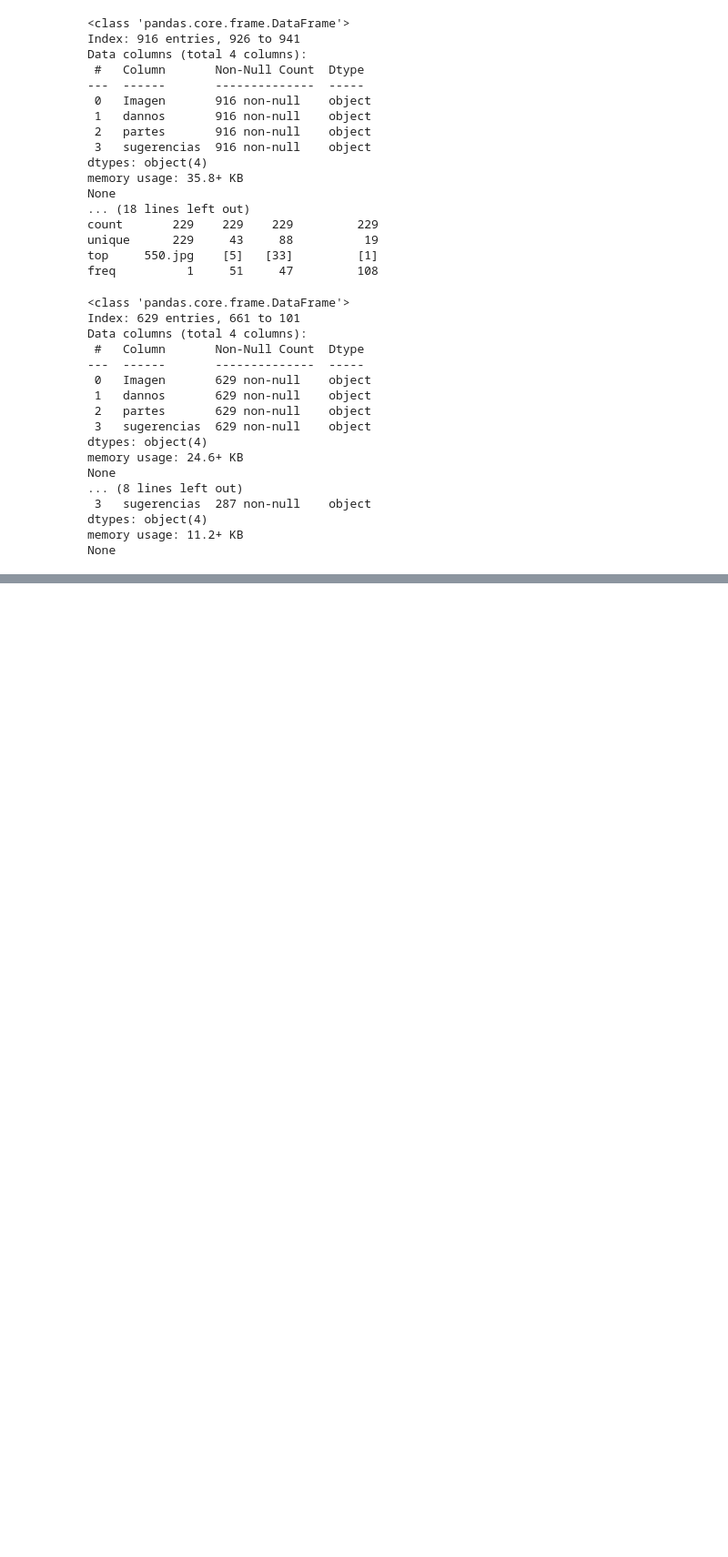
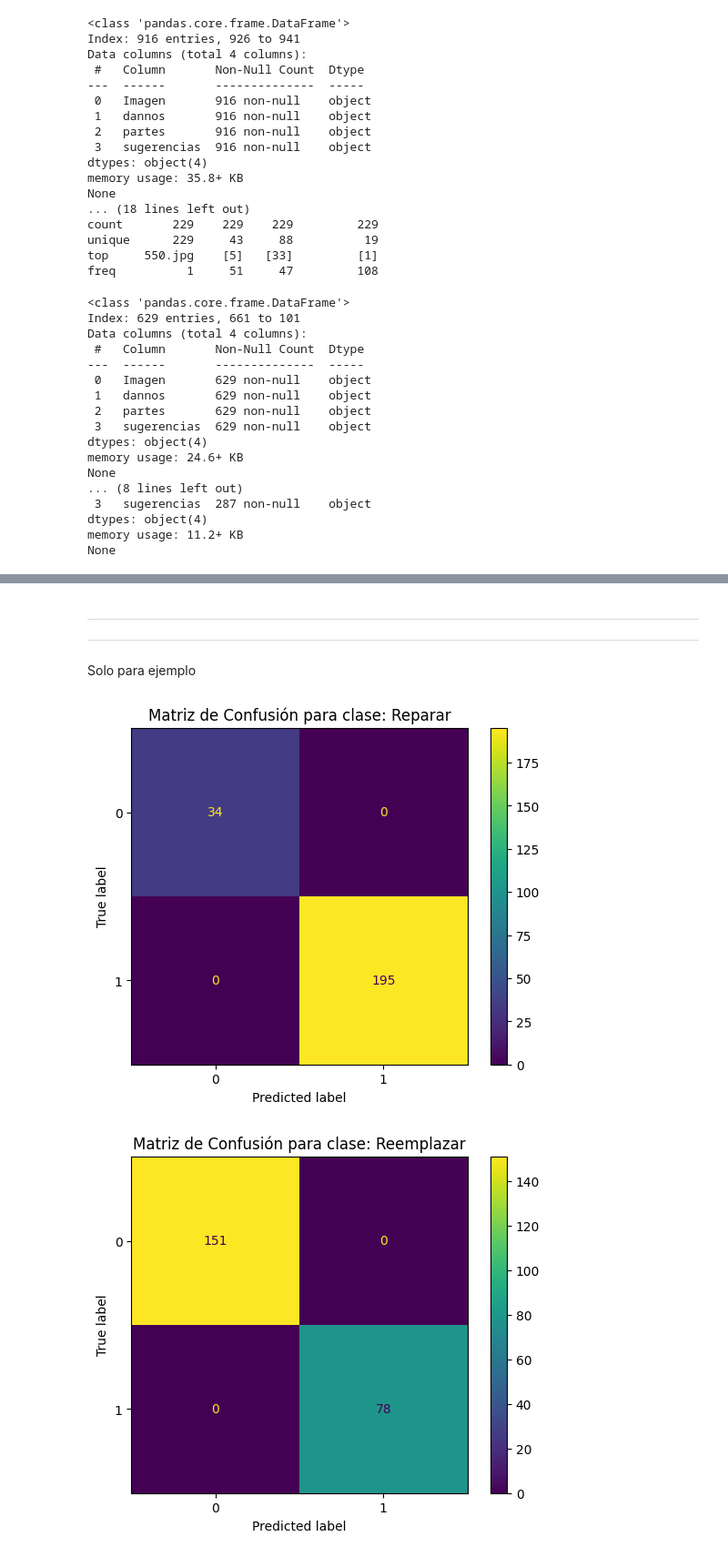
Before and after one commit to ramirezla/VerificacionDeSiniestrosUsandoMultiplesEtiquetas, a Jupyter notebook: PreparacionDeDatosMultiplesEtiquetas_V5..ipynb, the cells around one changed output, grey strips where cells are left out. Shown: that part at 91% size. Saved outputs shown, nothing was run; the diff lists cells and outputs as text; code cells hidden in the pictures; blank space fills up the shorter version.

```diff
--- a/PreparacionDeDatosMultiplesEtiquetas_V5..ipynb
+++ b/PreparacionDeDatosMultiplesEtiquetas_V5..ipynb
@@ -523,0 +692,46 @@ test_df.to_csv('data/fotos_siniestros/datasets/multi_test.csv', index=False, sep
+# %% [markdown]
+---
+---
+Solo para ejemplo
+# %%
+def plot_confusion_matrix_multilabel(y_true, y_pred, class_names):
+    for i, class_name in enumerate(class_names):
+        cm = confusion_matrix([y[i] for y in y_true], [y[i] for y in y_pred])
+        disp = ConfusionMatrixDisplay(confusion_matrix=cm, display_labels=[0,1])
+        disp.plot()
+        plt.title(f"Matriz de Confusión para clase: {class_name}")
+        plt.show()
+
+def multilabel_to_binary_indicator(label_lists, num_classes):
+    """
+    Convert list of label indices per sample to binary indicator matrix.
+    label_lists: list of lists, each inner list contains label indices for a sample
+    num_classes: total number of classes
+    Returns: numpy array of shape (num_samples, num_classes) with 0/1 indicators
+    """
+    binary_matrix = np.zeros((len(label_lists), num_classes), dtype=int)
+    for i, labels in enumerate(label_lists):
+        for label in labels:
+            if 0 <= label-1 < num_classes:  # assuming labels start at 1
+                binary_matrix[i, label-1] = 1
+    return binary_matrix
+
+# Number of damage classes
+num_danos = len(label_to_cls_danos)
+num_partes = len(label_to_cls_piezas)
+num_sugerencia = len(label_to_cls_sugerencia)
+
+# Convert true labels to binary indicator
+y_dannos = multilabel_to_binary_indicator(test_df['dannos'], num_danos)
+y_partes = multilabel_to_binary_indicator(test_df['partes'], num_partes)
+y_sugerencias = multilabel_to_binary_indicator(test_df['sugerencias'], num_sugerencia)
+
+# Class names
+class_names_dannos = list(label_to_cls_danos.values())
+class_names_partes = list(label_to_cls_piezas.values())
+class_names_sugerencias = list(label_to_cls_sugerencia.values())
+# %%
+plot_confusion_matrix_multilabel(y_sugerencias.tolist(), y_sugerencias.tolist(), class_names_sugerencias)
+# %% [output]
+[figure, added]
+[figure, added]
```
Also changed, not shown: parts of 7 cells of this notebook, 3 other files.
